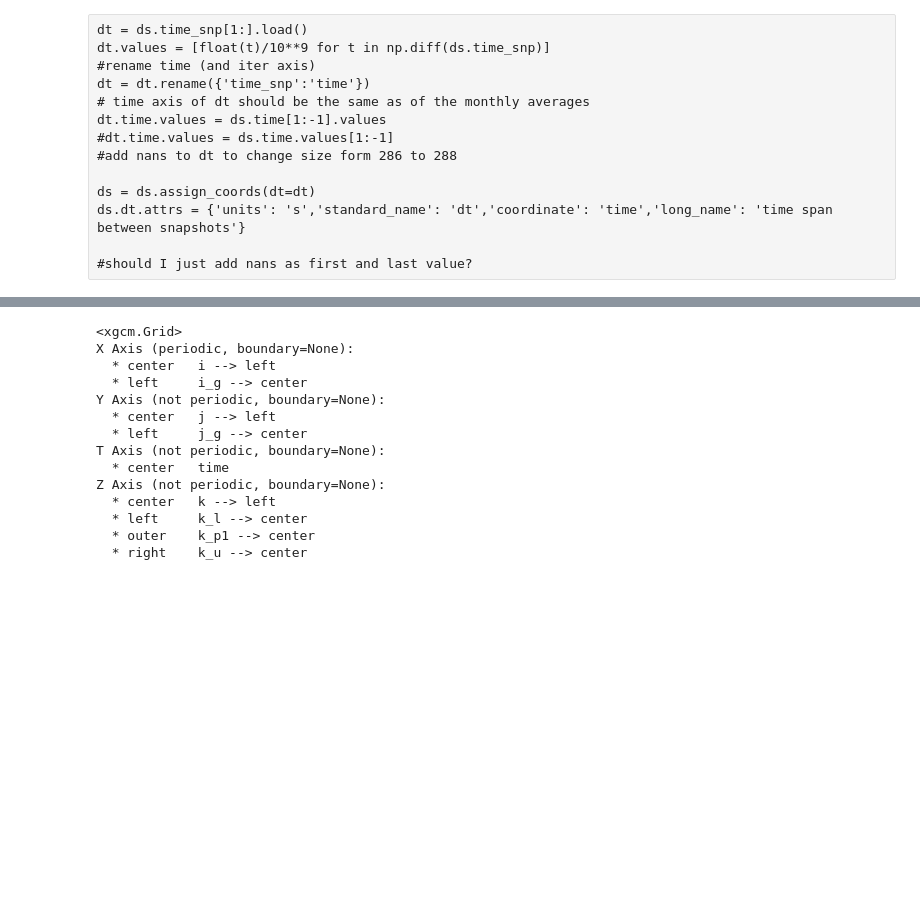
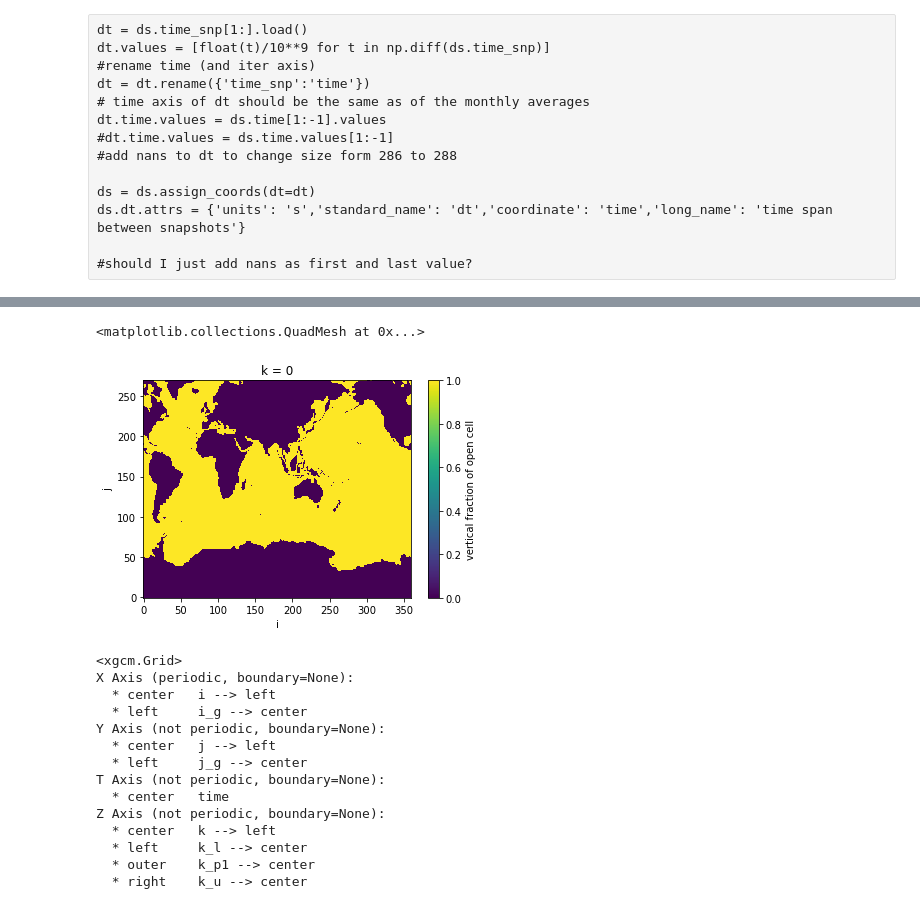
Before and after one commit to ocean-transport/WMT-project, a Jupyter notebook: ECCO-budgets/zarr-ECCO-datasets-cleaned.ipynb, the cells around one changed output, grey strips where cells are left out. Cells and saved outputs as stored; diff of their text form; code cells hidden in the pictures; blank space fills up the shorter version.

```diff
--- a/ECCO-budgets/zarr-ECCO-datasets-cleaned.ipynb
+++ b/ECCO-budgets/zarr-ECCO-datasets-cleaned.ipynb
@@ -98,3 +168,8 @@ Data variables:
+# %%
+coords.hFacC[0].plot()
+# %% [output]
+<matplotlib.collections.QuadMesh at 0x...>
+[figure, added]
 # %%
 import xgcm
 grid = xgcm.Grid(ds, coords={'X': {'center': 'i', 'left': 'i_g'},
```
Also changed, not shown: parts of 9 cells of this notebook.
